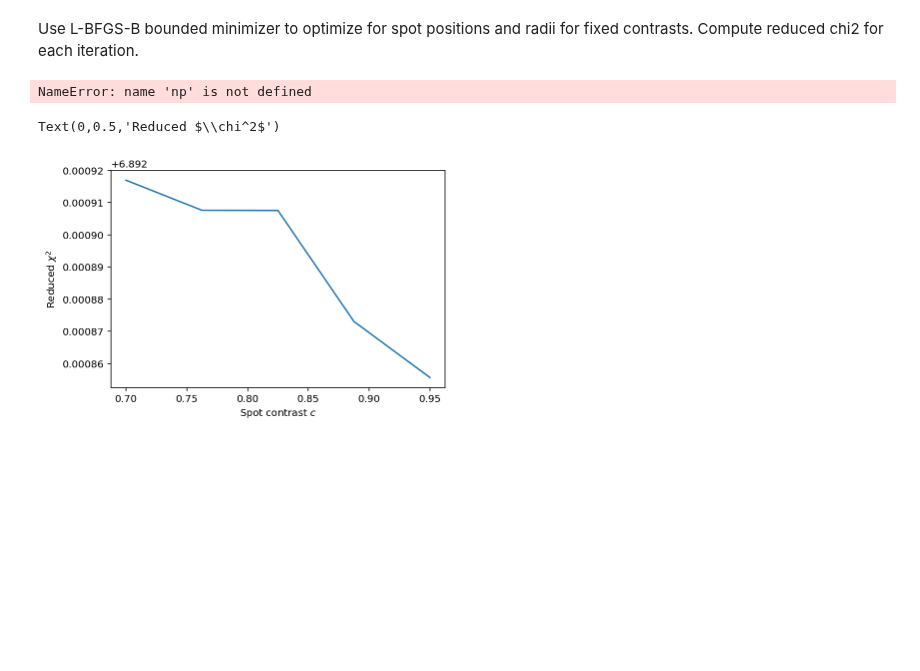
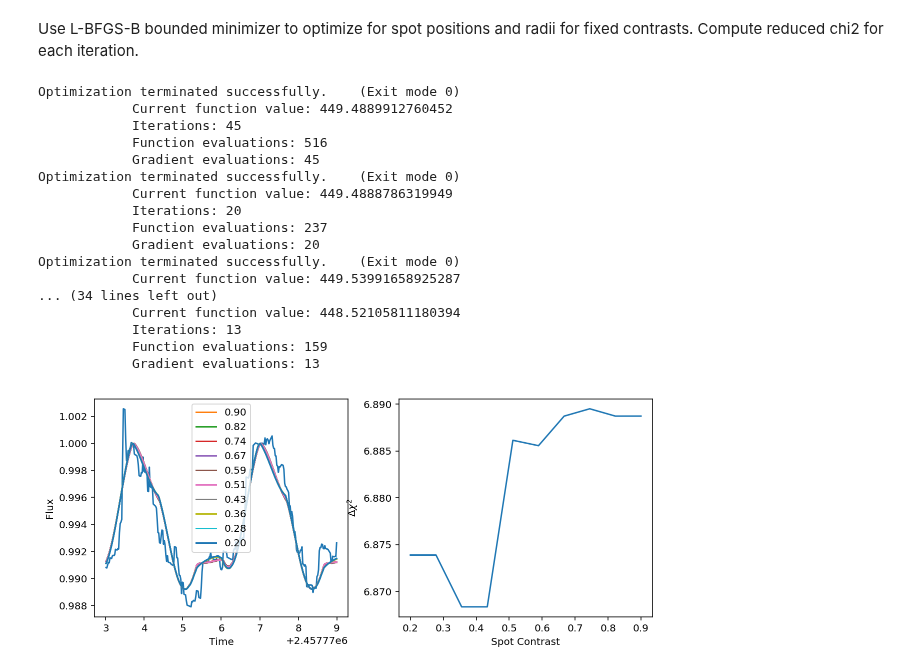
Before and after one commit to bmorris3/libra, a Jupyter notebook: notebooks/trappist1_libra_degeneracy.ipynb, the cells around one changed output. Cells and saved outputs as stored; diff of their text form; code cells hidden in the pictures; blank space fills up the shorter version.

Commit message:
degeneracy plots

```diff
--- a/notebooks/trappist1_libra_degeneracy.ipynb
+++ b/notebooks/trappist1_libra_degeneracy.ipynb
@@ -64,49 +64,66 @@ def model(p, time, contrast):
 def chi2(p, time, contrast):
     return np.sum((model(p, time, contrast) - k2_flux)**2 / (2 * k2_err)**2)
 
-from scipy.optimize import fmin_l_bfgs_b, fmin_powell
+from scipy.optimize import fmin_l_bfgs_b, fmin_powell, fmin_slsqp
 
-initp = np.array([0,   132,   0.5,
-                  16,  238,   0.5,
-                  -15,  60,   0.5])
+initp = np.array([0,   132,   0.2,
+                  16,  238,   0.2,
+                  -15,  60,   0.2])
 
 bounds = [[-89, 89], [0, 360], [0, 1],
           [-89, 89], [0, 360], [0, 1],
           [-89, 89], [0, 360], [0, 1]]
 
 reduced_chi2 = []
-contrasts = np.linspace(0.7, 0.95, 5)
+contrasts = np.linspace(0.9, 0.2, 10)
 results = []
 dof = 9
 
 fig, ax = plt.subplots(1, 2, figsize=(10, 4))
 ax[0].plot(k2_time, k2_flux)
 
 with ProgressBar(len(contrasts), ipython_widget=True) as bar:
     median_radius = []
 
     for i, contrast in enumerate(contrasts):
         if i > 0:
-            initp = results[-1] + 0.01 * np.random.randn()
-        result = fmin_l_bfgs_b(chi2, initp, args=(k2_time, contrast), approx_grad=True, bounds=bounds)[0]
+            initp = results[-1] #+ 0.01 * np.random.randn()
+        #result = fmin_l_bfgs_b(chi2, initp, args=(k2_time, contrast), approx_grad=True, bounds=bounds)[0]
+        result = fmin_slsqp(chi2, initp, args=(k2_time, contrast), bounds=bounds, iter=1000)
         red_chi2 = np.sum((model(result, k2_time, contrast) - k2_flux)**2 / k2_err**2) / (len(k2_time) - dof)
         reduced_chi2.append(red_chi2)
         results.append(result)
         median_radius.append(np.median(result[2::3]))
         bar.update()
         ax[0].plot(k2_time, model(result, k2_time, contrast), label="{0:.2f}".format(contrast))
 
-    ax[1].plot(contrasts, median_radius)
+    #ax[1].plot(contrasts, median_radius)
 
 ax[0].legend()
 
+ax[1].plot(contrasts, reduced_chi2)
+
+ax[0].set(xlabel='Time', ylabel='Flux')
+
+ax[1].set(xlabel='Spot Contrast', ylabel='$\Delta \chi^2$')
+
 plt.show()
 # %% [output]
-NameError: name 'np' is not defined
+Optimization terminated successfully.    (Exit mode 0)
+            Current function value: 449.4889912760452
+            Iterations: 45
+            Function evaluations: 516
+            Gradient evaluations: 45
+Optimization terminated successfully.    (Exit mode 0)
+            Current function value: 449.4888786319949
+            Iterations: 20
+            Function evaluations: 237
+            Gradient evaluations: 20
+Optimization terminated successfully.    (Exit mode 0)
+            Current function value: 449.53991658925287
+... (34 lines left out)
+            Current function value: 448.52105811180394
+            Iterations: 13
+            Function evaluations: 159
+            Gradient evaluations: 13
+[figure, added]
-# %%
-plt.plot(contrasts, reduced_chi2)
-plt.xlabel('Spot contrast $c$')
-plt.ylabel('Reduced $\chi^2$')
-# %% [output]
-Text(0,0.5,'Reduced $\\chi^2$')
-[figure, removed]
```
Also changed, not shown: parts of 2 cells of this notebook, 1 other file.
